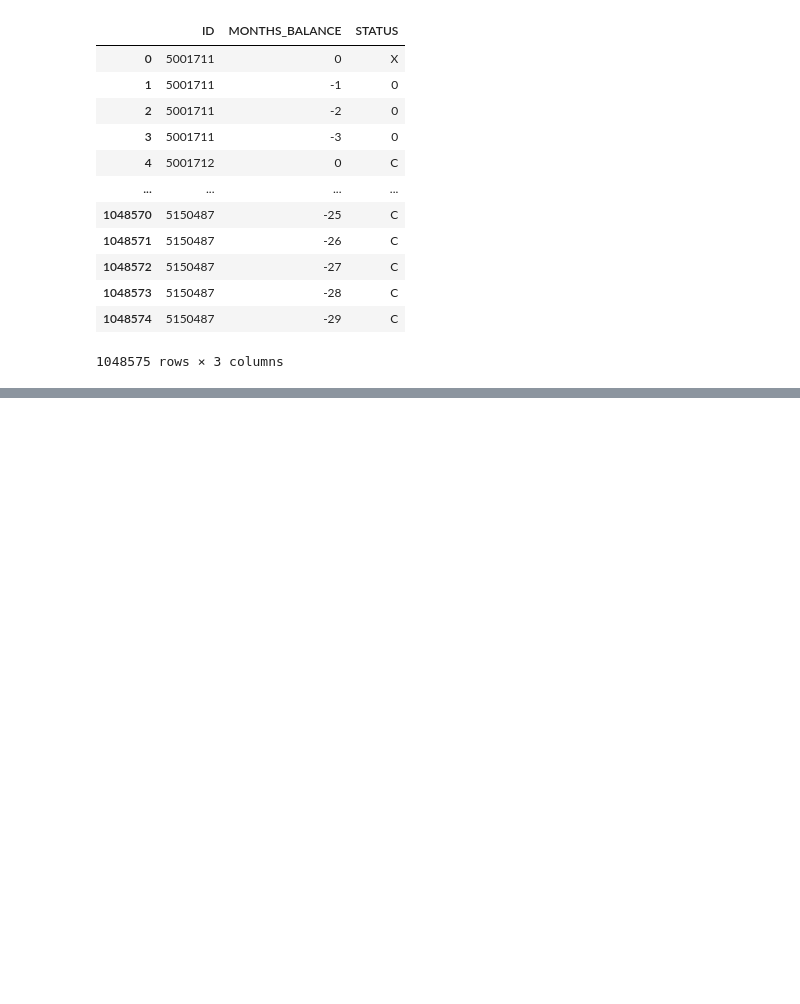
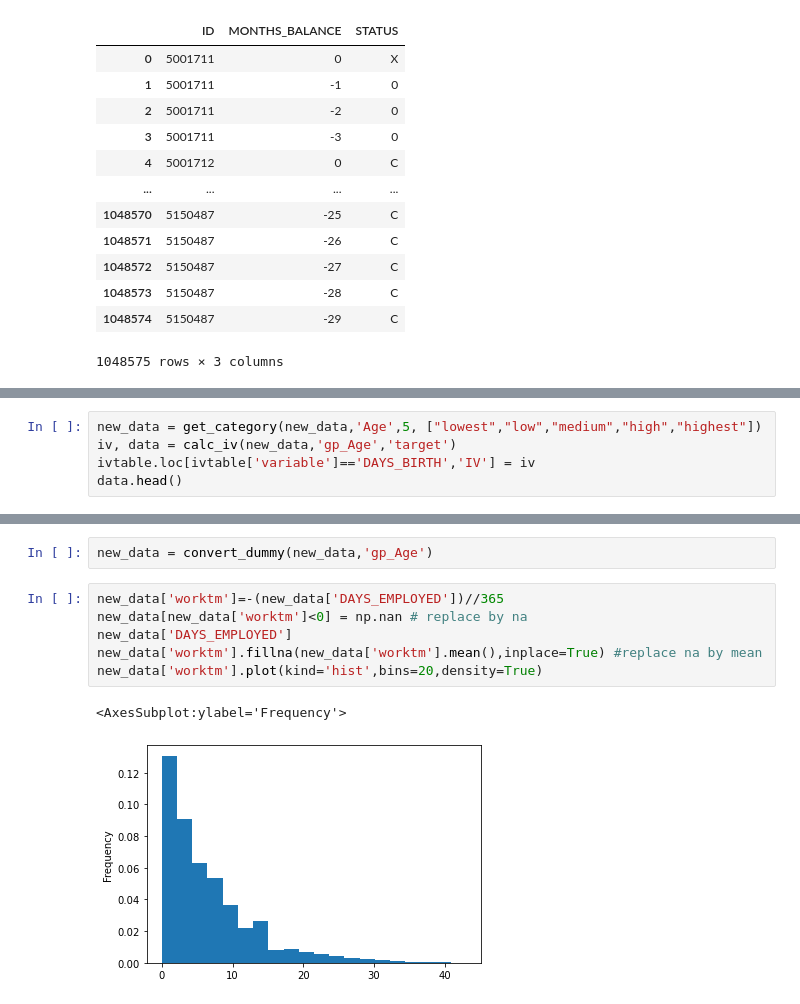
Before and after one commit to javierhto/DSBD, a Jupyter notebook: 7. Machine Learning.ipynb, the cells around one changed output, grey strips where cells are left out. Saved outputs shown, nothing was run; the diff lists cells and outputs as text; blank space fills up the shorter version.

```diff
--- a/7. Machine Learning.ipynb
+++ b/7. Machine Learning.ipynb
@@ -116,0 +695,5 @@ ModuleNotFoundError: No module named 'missingno'
+# %%
+new_data = get_category(new_data,'Age',5, ["lowest","low","medium","high","highest"])
+iv, data = calc_iv(new_data,'gp_Age','target')
+ivtable.loc[ivtable['variable']=='DAYS_BIRTH','IV'] = iv
+data.head()
@@ -116,0 +714,11 @@ ModuleNotFoundError: No module named 'missingno'
+# %%
+new_data = convert_dummy(new_data,'gp_Age')
+# %%
+new_data['worktm']=-(new_data['DAYS_EMPLOYED'])//365
+new_data[new_data['worktm']<0] = np.nan # replace by na
+new_data['DAYS_EMPLOYED']
+new_data['worktm'].fillna(new_data['worktm'].mean(),inplace=True) #replace na by mean
+new_data['worktm'].plot(kind='hist',bins=20,density=True)
+# %% [output]
+<AxesSubplot:ylabel='Frequency'>
+[figure, added]
```
Also changed, not shown: parts of 88 cells of this notebook, 1 other file.
